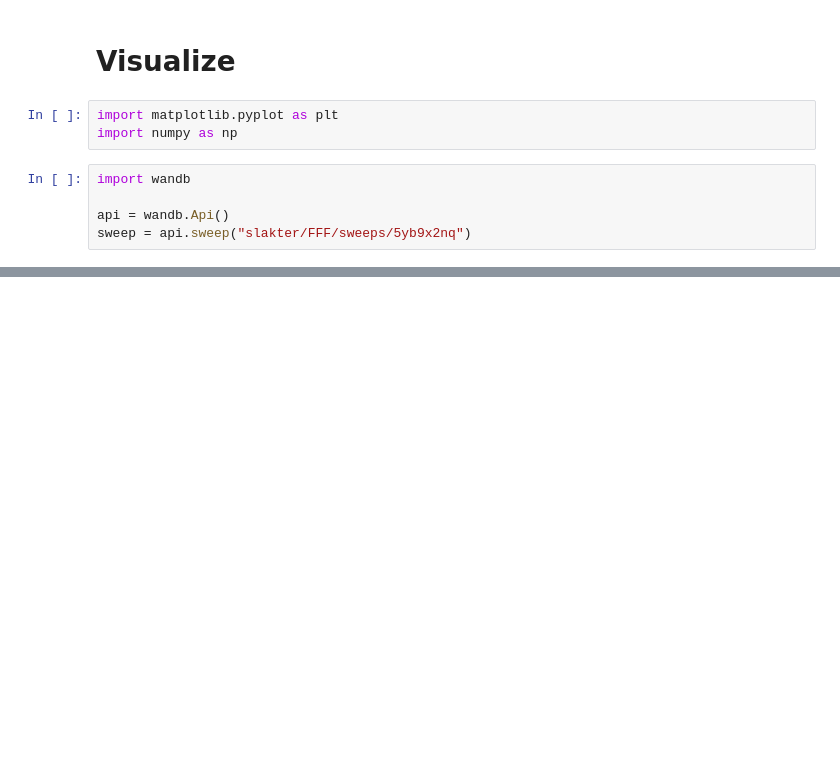
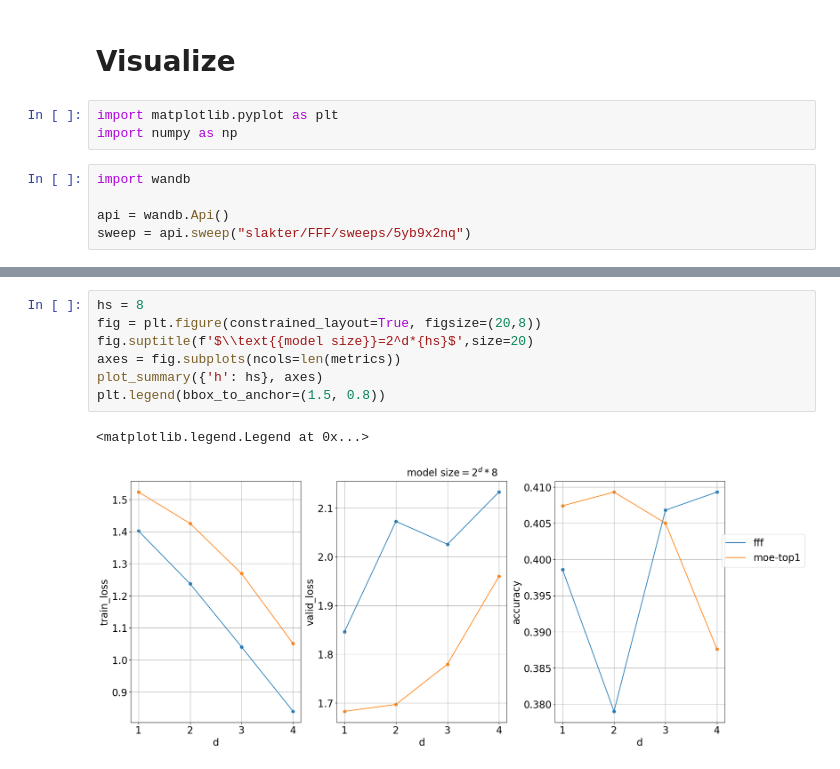
Before and after one commit to ssslakter/FastFF, a Jupyter notebook: experiments/22-05-2024-Soft-merging.ipynb, the cells around one changed output, grey strips where cells are left out. Cells and saved outputs as stored; diff of their text form; blank space fills up the shorter version.

```diff
--- a/experiments/22-05-2024-Soft-merging.ipynb
+++ b/experiments/22-05-2024-Soft-merging.ipynb
@@ -280,2 +342,12 @@ def plot_summary(fixed, axes):
+# %%
+hs = 8
+fig = plt.figure(constrained_layout=True, figsize=(20,8))
+fig.suptitle(f'$\\text{{model size}}=2^d*{hs}$',size=20)
+axes = fig.subplots(ncols=len(metrics))
+plot_summary({'h': hs}, axes)
+plt.legend(bbox_to_anchor=(1.5, 0.8))
+# %% [output]
+<matplotlib.legend.Legend at 0x...>
+[figure, added]
 # %%
 hs = [8, 16, 32]
```
Also changed, not shown: parts of 9 cells of this notebook, 16 other files.
